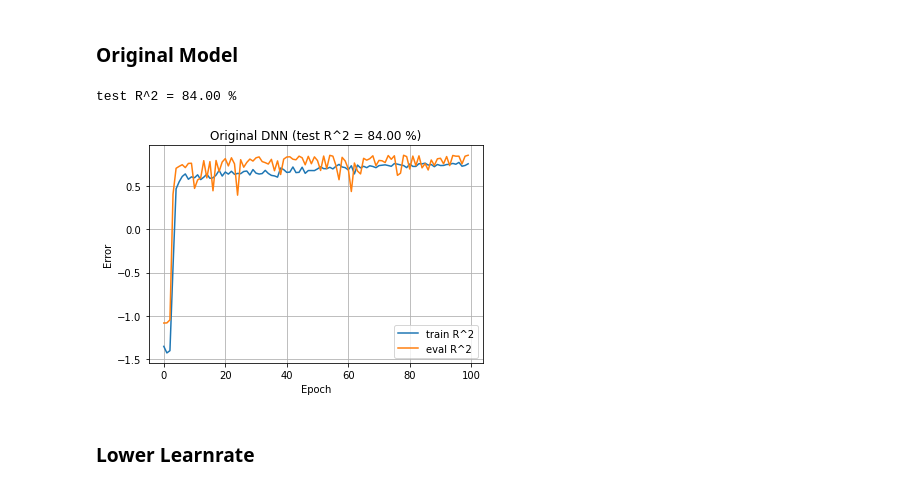
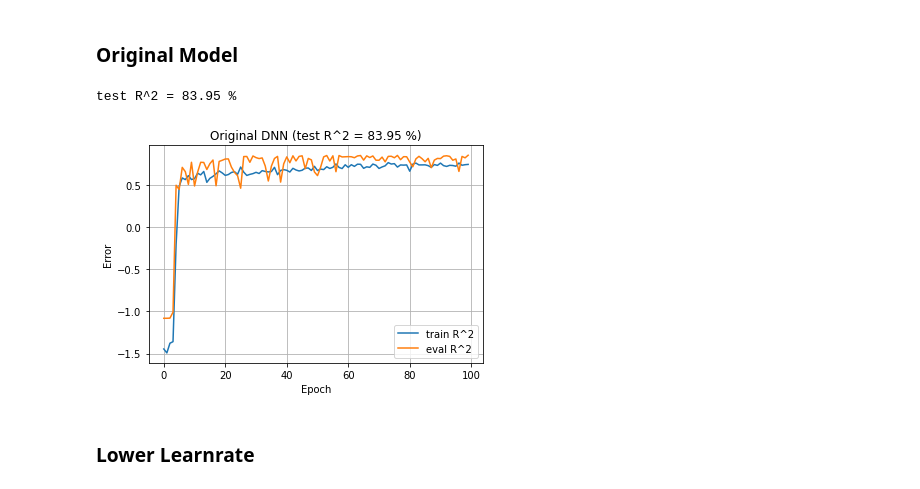
Before and after one commit to tkuentzler/fl-official-statistics-addon-review, a Jupyter notebook: _dev/02_insurance_DNN.ipynb, the cells around one changed output. Drawn from its saved outputs; the diff is of its cells as text; code cells hidden in the pictures.

```diff
--- a/_dev/02_insurance_DNN.ipynb
+++ b/_dev/02_insurance_DNN.ipynb
@@ -200,22 +212,25 @@ if not os.path.exists(plot_experiment_path): os.makedirs(plot_experiment_path)
 # %% [markdown]
 ### Original Model
 # %%
+tf.random.set_seed(42)
+dnn_model = create_model()
+
 #train
 dnn_history = dnn_model.fit(
     X_train, y_train,
     shuffle=True,
     validation_split = validation_split_size,
     epochs = epochs_def, verbose = 0
     )
 #output
 r2_str = "test R^2 = {:.2f} %".format(100 * dnn_history.model.evaluate(X_test, y_test, verbose = 0)[-1])
 print(r2_str)
 plot_loss(dnn_history,
           title = "Original DNN (" + r2_str + ")"
           , save_path = plot_experiment_path + "/00_original_performance")
 # %% [output]
-test R^2 = 84.00 %
+test R^2 = 83.95 %
-[figure, old version]
+[figure, new version]
 # %% [markdown]
 ### Lower Learnrate
 # %%
```
Also changed, not shown: parts of 12 cells of this notebook.
